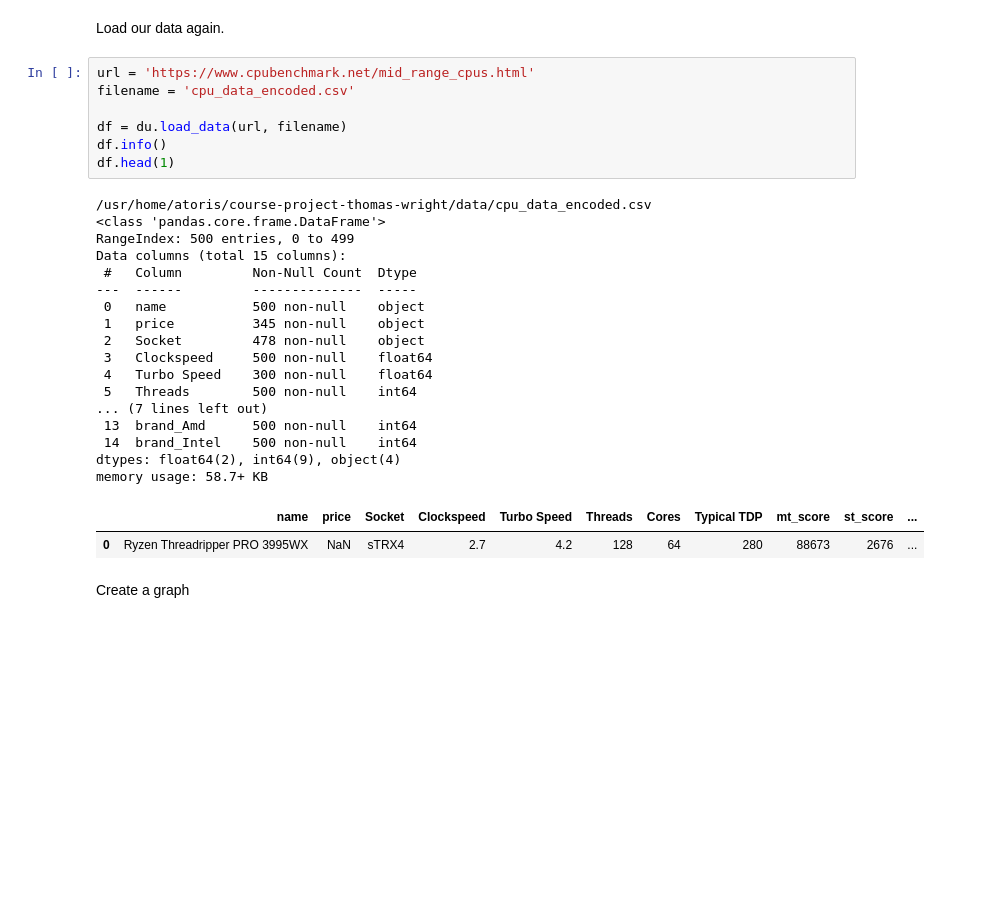
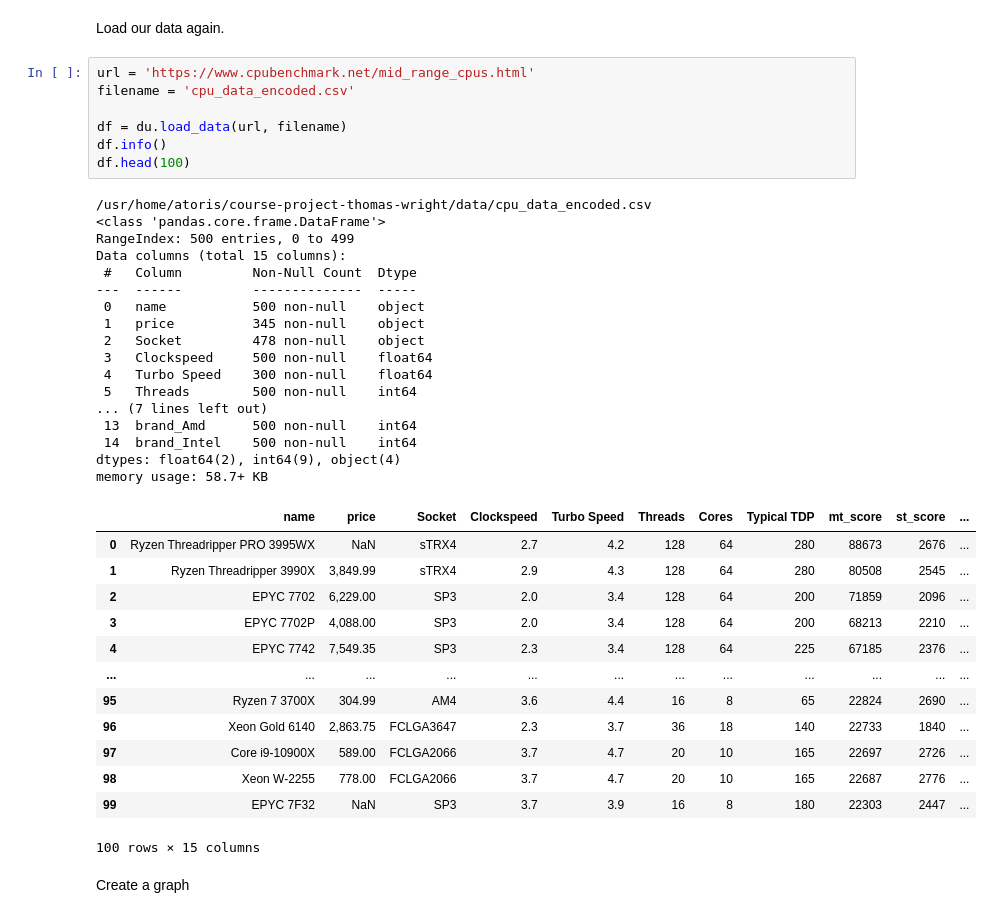
Before and after one commit to cpsc6300/course-project-thomas-wright, a Jupyter notebook: notebooks/3_Simple_Graphs.ipynb, the cells around one changed output. Cells and saved outputs as stored; diff of their text form; blank space fills up the shorter version.

```diff
--- a/notebooks/3_Simple_Graphs.ipynb
+++ b/notebooks/3_Simple_Graphs.ipynb
@@ -21,30 +21,41 @@ Load our data again.
 # %%
 url = 'https://www.cpubenchmark.net/mid_range_cpus.html'
 filename = 'cpu_data_encoded.csv'
 
 df = du.load_data(url, filename)
 df.info()
-df.head(1)
+df.head(100)
 # %% [output]
 /usr/home/atoris/course-project-thomas-wright/data/cpu_data_encoded.csv
 <class 'pandas.core.frame.DataFrame'>
 RangeIndex: 500 entries, 0 to 499
 Data columns (total 15 columns):
  #   Column         Non-Null Count  Dtype
 ---  ------         --------------  -----
  0   name           500 non-null    object
  1   price          345 non-null    object
  2   Socket         478 non-null    object
  3   Clockspeed     500 non-null    float64
  4   Turbo Speed    300 non-null    float64
  5   Threads        500 non-null    int64
 ... (7 lines left out)
  13  brand_Amd      500 non-null    int64
  14  brand_Intel    500 non-null    int64
 dtypes: float64(2), int64(9), object(4)
 memory usage: 58.7+ KB
 |  | name | price | Socket | Clockspeed | Turbo Speed | Threads | Cores | Typical TDP | mt_score | st_score | ... |
 | 0 | Ryzen Threadripper PRO 3995WX | NaN | sTRX4 | 2.7 | 4.2 | 128 | 64 | 280 | 88673 | 2676 | ... |
+| 1 | Ryzen Threadripper 3990X | 3,849.99 | sTRX4 | 2.9 | 4.3 | 128 | 64 | 280 | 80508 | 2545 | ... |
+| 2 | EPYC 7702 | 6,229.00 | SP3 | 2.0 | 3.4 | 128 | 64 | 200 | 71859 | 2096 | ... |
+| 3 | EPYC 7702P | 4,088.00 | SP3 | 2.0 | 3.4 | 128 | 64 | 200 | 68213 | 2210 | ... |
+| 4 | EPYC 7742 | 7,549.35 | SP3 | 2.3 | 3.4 | 128 | 64 | 225 | 67185 | 2376 | ... |
+| ... | ... | ... | ... | ... | ... | ... | ... | ... | ... | ... | ... |
+| 95 | Ryzen 7 3700X | 304.99 | AM4 | 3.6 | 4.4 | 16 | 8 | 65 | 22824 | 2690 | ... |
+| 96 | Xeon Gold 6140 | 2,863.75 | FCLGA3647 | 2.3 | 3.7 | 36 | 18 | 140 | 22733 | 1840 | ... |
+| 97 | Core i9-10900X | 589.00 | FCLGA2066 | 3.7 | 4.7 | 20 | 10 | 165 | 22697 | 2726 | ... |
+| 98 | Xeon W-2255 | 778.00 | FCLGA2066 | 3.7 | 4.7 | 20 | 10 | 165 | 22687 | 2776 | ... |
+| 99 | EPYC 7F32 | NaN | SP3 | 3.7 | 3.9 | 16 | 8 | 180 | 22303 | 2447 | ... |
+100 rows × 15 columns
 # %% [markdown]
 Create a graph
 # %%
```
Also changed, not shown: 3 other files.
